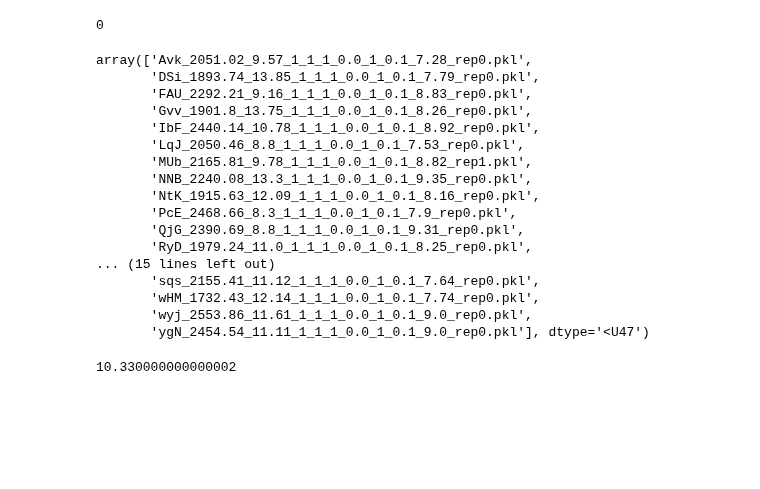
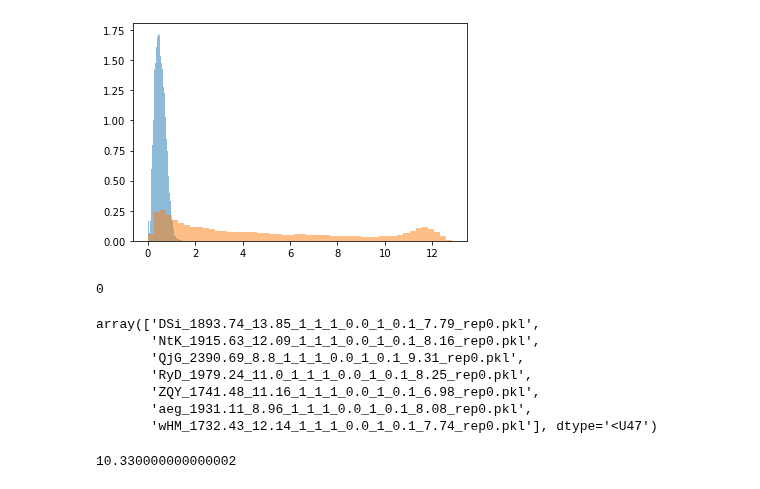
Before and after one commit to michaelrstadler/rpb1, a Jupyter notebook: bin/notebooks/20220429-real-data-siamese-3.ipynb, the cells around one changed output. Drawn from its saved outputs; the diff is of its cells as text; code cells hidden in the pictures; blank space fills up the shorter version.

```diff
--- a/bin/notebooks/20220429-real-data-siamese-3.ipynb
+++ b/bin/notebooks/20220429-real-data-siamese-3.ipynb
@@ -52,24 +81,19 @@ def d_pairwise_all(em1, em2):
+# %%
+plt.hist(d_pairwise_all(em_r, em_r), bins=50, alpha=0.5, density=True);
+plt.hist(d_pairwise_all(em_s, em_s), bins=50, alpha=0.5, density=True);
+# %% [output]
+[figure, added]
 # %%
-find_in_radius(em_r, files_r, em_s, files_s, r=0.7)
+find_in_radius(em_r, files_r, em_s, files_s, r=0.5)
 # %% [output]
 0
-array(['Avk_2051.02_9.57_1_1_1_0.0_1_0.1_7.28_rep0.pkl',
-       'DSi_1893.74_13.85_1_1_1_0.0_1_0.1_7.79_rep0.pkl',
-       'FAU_2292.21_9.16_1_1_1_0.0_1_0.1_8.83_rep0.pkl',
-       'Gvv_1901.8_13.75_1_1_1_0.0_1_0.1_8.26_rep0.pkl',
-       'IbF_2440.14_10.78_1_1_1_0.0_1_0.1_8.92_rep0.pkl',
-       'LqJ_2050.46_8.8_1_1_1_0.0_1_0.1_7.53_rep0.pkl',
-       'MUb_2165.81_9.78_1_1_1_0.0_1_0.1_8.82_rep1.pkl',
-       'NNB_2240.08_13.3_1_1_1_0.0_1_0.1_9.35_rep0.pkl',
+array(['DSi_1893.74_13.85_1_1_1_0.0_1_0.1_7.79_rep0.pkl',
        'NtK_1915.63_12.09_1_1_1_0.0_1_0.1_8.16_rep0.pkl',
-       'PcE_2468.66_8.3_1_1_1_0.0_1_0.1_7.9_rep0.pkl',
        'QjG_2390.69_8.8_1_1_1_0.0_1_0.1_9.31_rep0.pkl',
        'RyD_1979.24_11.0_1_1_1_0.0_1_0.1_8.25_rep0.pkl',
-... (15 lines left out)
-       'sqs_2155.41_11.12_1_1_1_0.0_1_0.1_7.64_rep0.pkl',
-       'wHM_1732.43_12.14_1_1_1_0.0_1_0.1_7.74_rep0.pkl',
-       'wyj_2553.86_11.61_1_1_1_0.0_1_0.1_9.0_rep0.pkl',
-       'ygN_2454.54_11.11_1_1_1_0.0_1_0.1_9.0_rep0.pkl'], dtype='<U47')
+       'ZQY_1741.48_11.16_1_1_1_0.0_1_0.1_6.98_rep0.pkl',
+       'aeg_1931.11_8.96_1_1_1_0.0_1_0.1_8.08_rep0.pkl',
+       'wHM_1732.43_12.14_1_1_1_0.0_1_0.1_7.74_rep0.pkl'], dtype='<U47')
 # %%
 np.mean([10.2,10.2,10.79,11.29,9.94,10.22,10.47,10.66,10.49,10.55,9.45,9.01,11.02])
 # %% [output]
```
Also changed, not shown: parts of 38 cells of this notebook, 4 other files.
